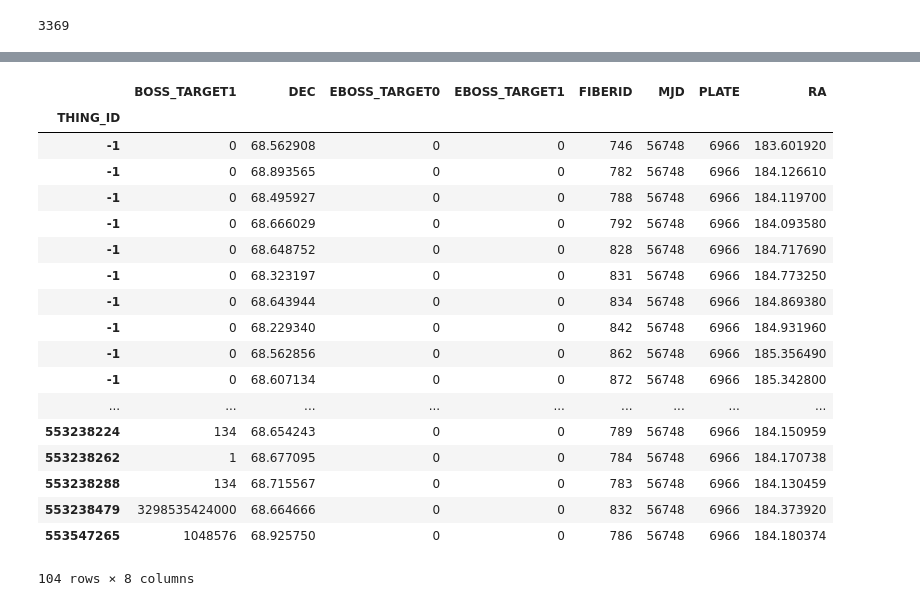
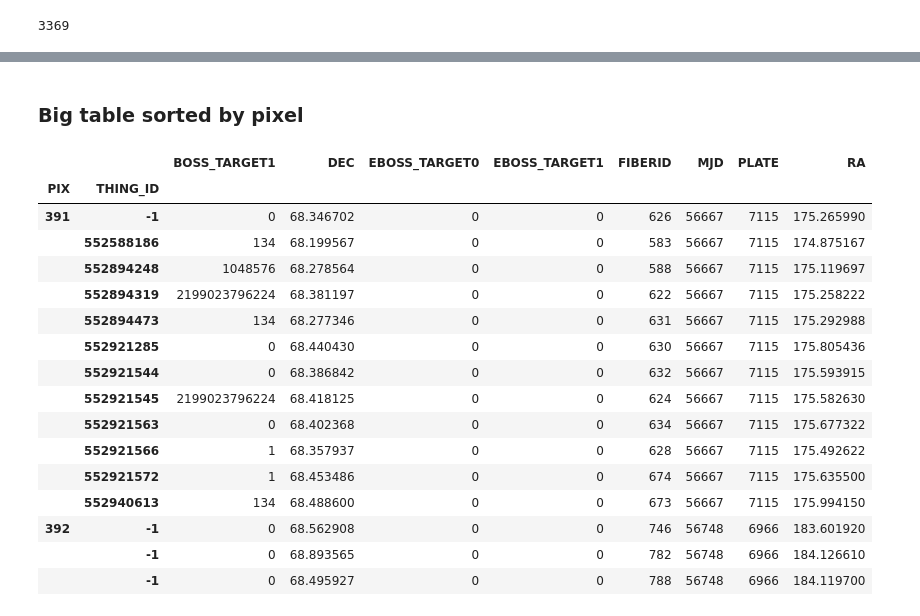
Before and after one commit to slosar/ForetFusion, a Jupyter notebook: sdss_catalog.ipynb, the cells around one changed output, grey strips where cells are left out. Saved outputs shown, nothing was run; the diff lists cells and outputs as text; code cells hidden in the pictures.

```diff
--- a/sdss_catalog.ipynb
+++ b/sdss_catalog.ipynb
@@ -25,5 +41,0 @@ theta_rad = lambda dec: (90.0 - dec)*np.pi/180.
-# %%
-df = pd.DataFrame(d)
-
-df['PIX'] = hp.ang2pix(NSide, theta_rad(df['DEC']), phi_rad(df['RA']))
-data = df.set_index(['PIX','THING_ID'])
@@ -95,22 +70,26 @@ ss = tt.loc[392]
-# %%
-ss
-# %% [output]
-|  | BOSS_TARGET1 | DEC | EBOSS_TARGET0 | EBOSS_TARGET1 | FIBERID | MJD | PLATE | RA |
-| THING_ID |  |  |  |  |  |  |  |  |
-| -1 | 0 | 68.562908 | 0 | 0 | 746 | 56748 | 6966 | 183.601920 |
-| -1 | 0 | 68.893565 | 0 | 0 | 782 | 56748 | 6966 | 184.126610 |
-| -1 | 0 | 68.495927 | 0 | 0 | 788 | 56748 | 6966 | 184.119700 |
-| -1 | 0 | 68.666029 | 0 | 0 | 792 | 56748 | 6966 | 184.093580 |
-| -1 | 0 | 68.648752 | 0 | 0 | 828 | 56748 | 6966 | 184.717690 |
-| -1 | 0 | 68.323197 | 0 | 0 | 831 | 56748 | 6966 | 184.773250 |
-| -1 | 0 | 68.643944 | 0 | 0 | 834 | 56748 | 6966 | 184.869380 |
-| -1 | 0 | 68.229340 | 0 | 0 | 842 | 56748 | 6966 | 184.931960 |
-| -1 | 0 | 68.562856 | 0 | 0 | 862 | 56748 | 6966 | 185.356490 |
-| -1 | 0 | 68.607134 | 0 | 0 | 872 | 56748 | 6966 | 185.342800 |
-| ... | ... | ... | ... | ... | ... | ... | ... | ... |
-| 553238224 | 134 | 68.654243 | 0 | 0 | 789 | 56748 | 6966 | 184.150959 |
-| 553238262 | 1 | 68.677095 | 0 | 0 | 784 | 56748 | 6966 | 184.170738 |
-| 553238288 | 134 | 68.715567 | 0 | 0 | 783 | 56748 | 6966 | 184.130459 |
-| 553238479 | 3298535424000 | 68.664666 | 0 | 0 | 832 | 56748 | 6966 | 184.373920 |
-| 553547265 | 1048576 | 68.925750 | 0 | 0 | 786 | 56748 | 6966 | 184.180374 |
-104 rows × 8 columns
+# %%
+# indexing and sorting by index
+
+data = df.set_index(['PIX','THING_ID']).sort_index()
+# %% [markdown]
+### Big table sorted by pixel
+# %%
+data[:15]
+# %% [output]
+|  |  | BOSS_TARGET1 | DEC | EBOSS_TARGET0 | EBOSS_TARGET1 | FIBERID | MJD | PLATE | RA |
+| PIX | THING_ID |  |  |  |  |  |  |  |  |
+| 391 | -1 | 0 | 68.346702 | 0 | 0 | 626 | 56667 | 7115 | 175.265990 |
+|  | 552588186 | 134 | 68.199567 | 0 | 0 | 583 | 56667 | 7115 | 174.875167 |
+|  | 552894248 | 1048576 | 68.278564 | 0 | 0 | 588 | 56667 | 7115 | 175.119697 |
+|  | 552894319 | 2199023796224 | 68.381197 | 0 | 0 | 622 | 56667 | 7115 | 175.258222 |
+|  | 552894473 | 134 | 68.277346 | 0 | 0 | 631 | 56667 | 7115 | 175.292988 |
+|  | 552921285 | 0 | 68.440430 | 0 | 0 | 630 | 56667 | 7115 | 175.805436 |
+|  | 552921544 | 0 | 68.386842 | 0 | 0 | 632 | 56667 | 7115 | 175.593915 |
+|  | 552921545 | 2199023796224 | 68.418125 | 0 | 0 | 624 | 56667 | 7115 | 175.582630 |
+|  | 552921563 | 0 | 68.402368 | 0 | 0 | 634 | 56667 | 7115 | 175.677322 |
+|  | 552921566 | 1 | 68.357937 | 0 | 0 | 628 | 56667 | 7115 | 175.492622 |
+|  | 552921572 | 1 | 68.453486 | 0 | 0 | 674 | 56667 | 7115 | 175.635500 |
+|  | 552940613 | 134 | 68.488600 | 0 | 0 | 673 | 56667 | 7115 | 175.994150 |
+| 392 | -1 | 0 | 68.562908 | 0 | 0 | 746 | 56748 | 6966 | 183.601920 |
+|  | -1 | 0 | 68.893565 | 0 | 0 | 782 | 56748 | 6966 | 184.126610 |
+|  | -1 | 0 | 68.495927 | 0 | 0 | 788 | 56748 | 6966 | 184.119700 |
```
Also changed, not shown: parts of 27 cells of this notebook.
